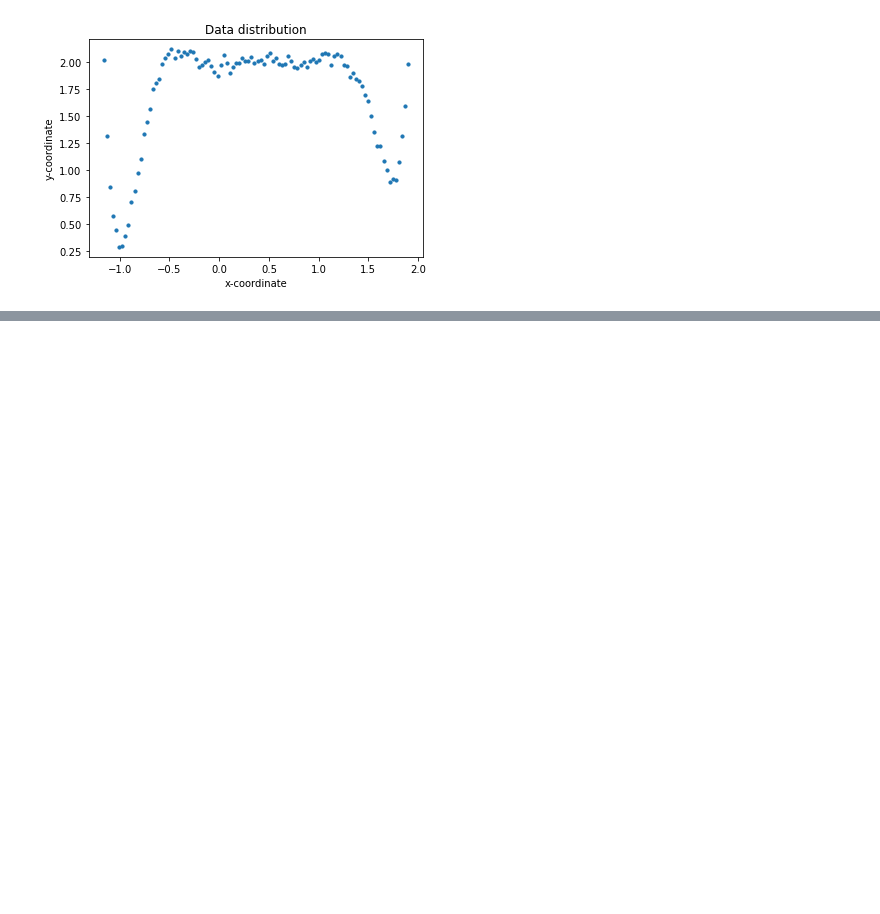
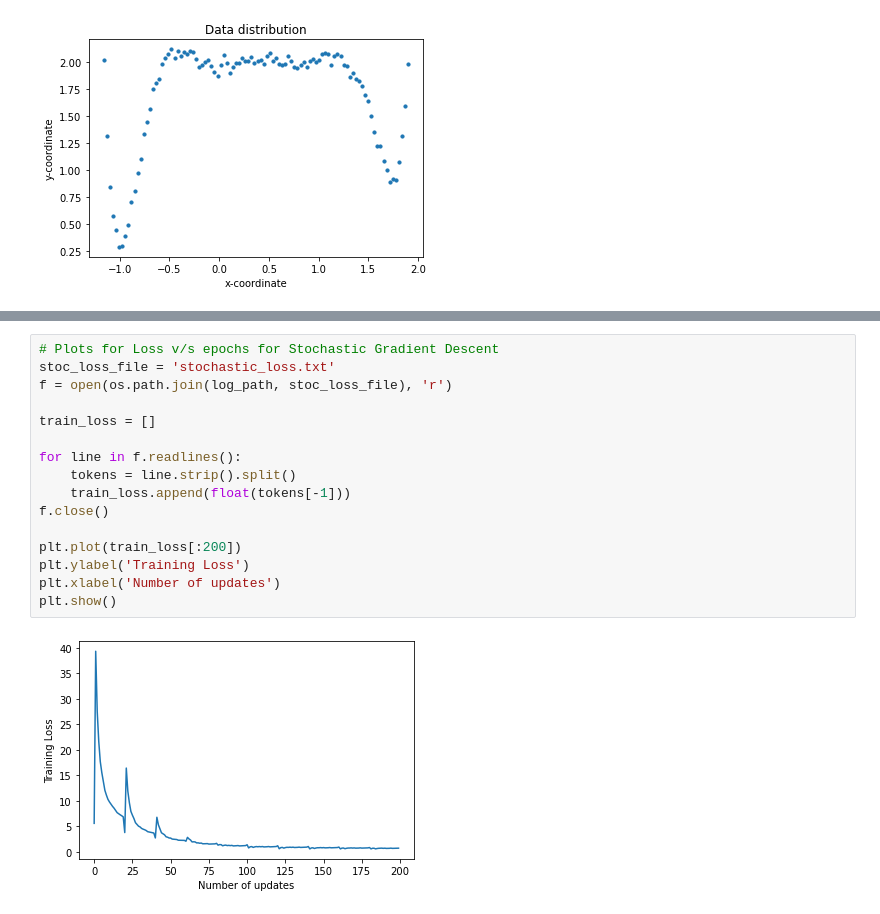
Before and after one commit to ritvikgupta199/ELL409-Assignment-1, a Jupyter notebook: polynomial_fitting/analysis.ipynb, the cells around one changed output, grey strips where cells are left out. Drawn from its saved outputs; the diff is of its cells as text; blank space fills up the shorter version.

```diff
--- a/polynomial_fitting/analysis.ipynb
+++ b/polynomial_fitting/analysis.ipynb
@@ -116,0 +119,18 @@ plt.show()
+# %%
+# Plots for Loss v/s epochs for Stochastic Gradient Descent
+stoc_loss_file = 'stochastic_loss.txt'
+f = open(os.path.join(log_path, stoc_loss_file), 'r')
+
+train_loss = []
+
+for line in f.readlines():
+    tokens = line.strip().split()
+    train_loss.append(float(tokens[-1]))
+f.close()
+
+plt.plot(train_loss[:200])
+plt.ylabel('Training Loss')
+plt.xlabel('Number of updates')
+plt.show()
+# %% [output]
+[figure, added]
```
Also changed, not shown: parts of 9 cells of this notebook, 2 other files.
